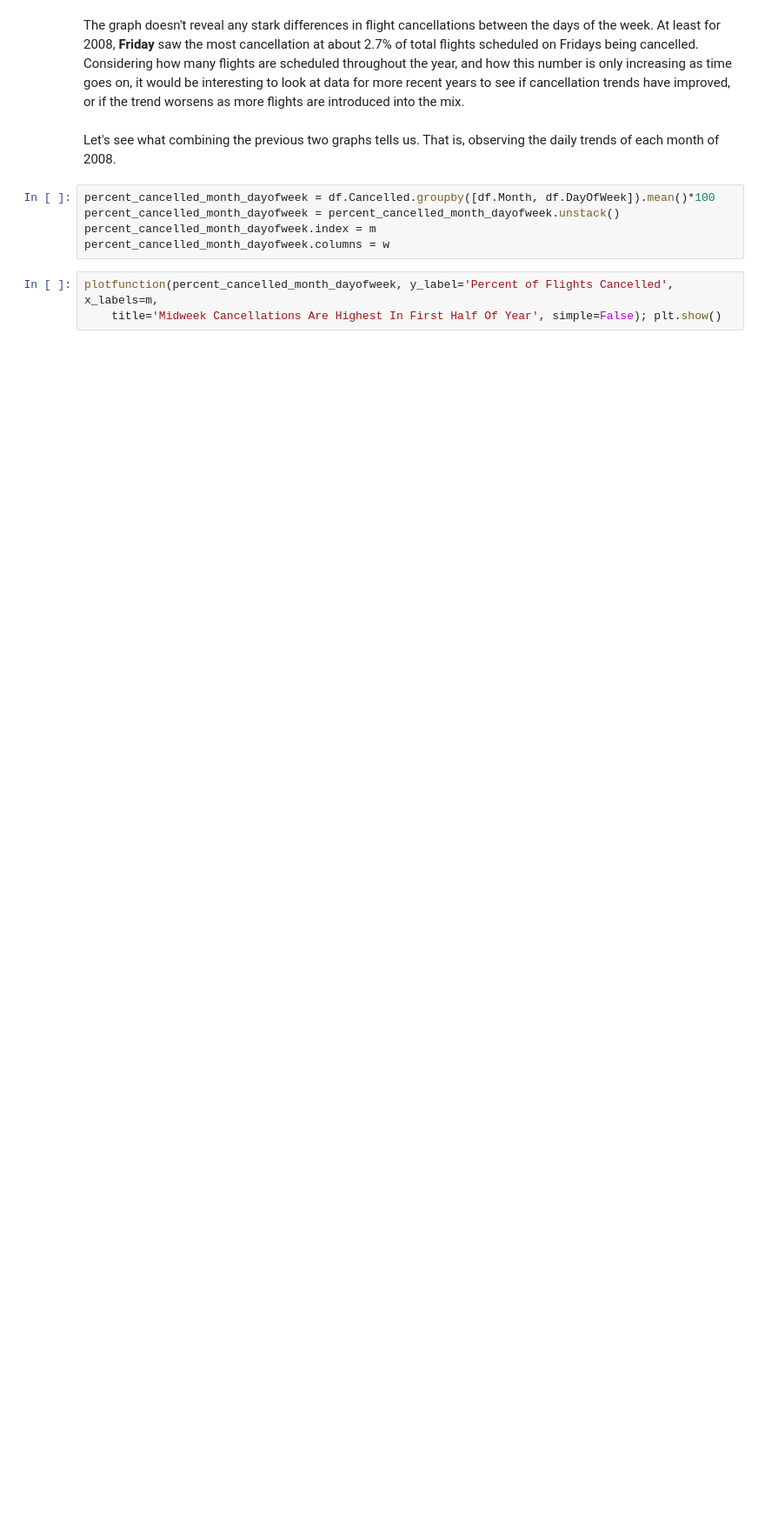
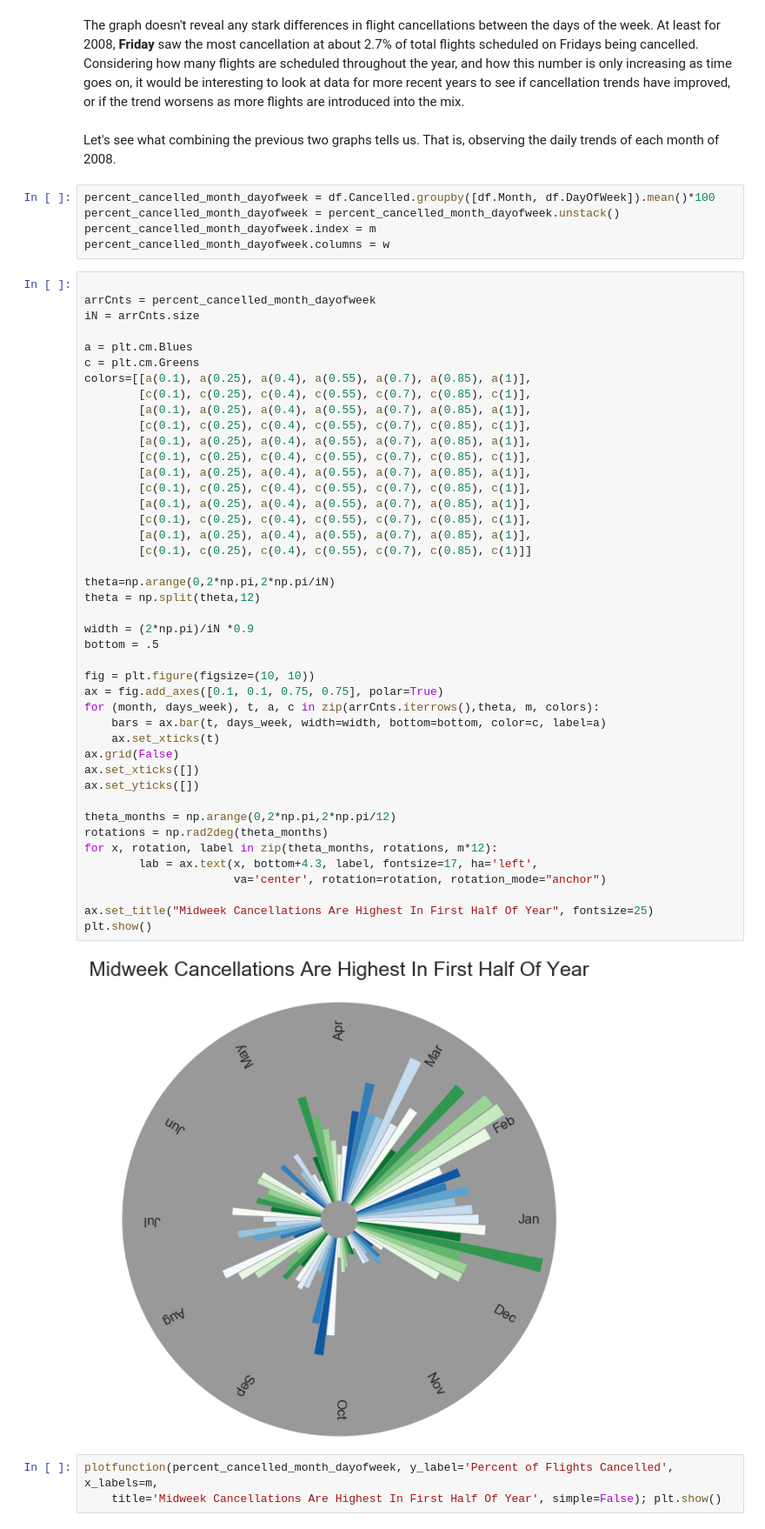
Before and after one commit to matthewswogger/group_project, a Jupyter notebook: HW #2 Intro to Viz.ipynb, the cells around one changed output. Shown at 87% size. Cells and saved outputs as stored; diff of their text form; blank space fills up the shorter version.

```diff
--- a/HW #2 Intro to Viz.ipynb
+++ b/HW #2 Intro to Viz.ipynb
@@ -84,6 +105,51 @@ percent_cancelled_month_dayofweek = df.Cancelled.groupby([df.Month, df.DayOfWeek
 percent_cancelled_month_dayofweek = percent_cancelled_month_dayofweek.unstack()
 percent_cancelled_month_dayofweek.index = m
 percent_cancelled_month_dayofweek.columns = w
+# %%
+
+arrCnts = percent_cancelled_month_dayofweek
+iN = arrCnts.size
+
+a = plt.cm.Blues
+c = plt.cm.Greens
+colors=[[a(0.1), a(0.25), a(0.4), a(0.55), a(0.7), a(0.85), a(1)],
+        [c(0.1), c(0.25), c(0.4), c(0.55), c(0.7), c(0.85), c(1)],
+        [a(0.1), a(0.25), a(0.4), a(0.55), a(0.7), a(0.85), a(1)],
+        [c(0.1), c(0.25), c(0.4), c(0.55), c(0.7), c(0.85), c(1)],
+        [a(0.1), a(0.25), a(0.4), a(0.55), a(0.7), a(0.85), a(1)],
+        [c(0.1), c(0.25), c(0.4), c(0.55), c(0.7), c(0.85), c(1)],
+        [a(0.1), a(0.25), a(0.4), a(0.55), a(0.7), a(0.85), a(1)],
+        [c(0.1), c(0.25), c(0.4), c(0.55), c(0.7), c(0.85), c(1)],
+        [a(0.1), a(0.25), a(0.4), a(0.55), a(0.7), a(0.85), a(1)],
+        [c(0.1), c(0.25), c(0.4), c(0.55), c(0.7), c(0.85), c(1)],
+        [a(0.1), a(0.25), a(0.4), a(0.55), a(0.7), a(0.85), a(1)],
+        [c(0.1), c(0.25), c(0.4), c(0.55), c(0.7), c(0.85), c(1)]]
+
+theta=np.arange(0,2*np.pi,2*np.pi/iN)
+theta = np.split(theta,12)
+
+width = (2*np.pi)/iN *0.9
+bottom = .5
+
+fig = plt.figure(figsize=(10, 10))
+ax = fig.add_axes([0.1, 0.1, 0.75, 0.75], polar=True)
+for (month, days_week), t, a, c in zip(arrCnts.iterrows(),theta, m, colors):
+    bars = ax.bar(t, days_week, width=width, bottom=bottom, color=c, label=a)
+    ax.set_xticks(t)
+ax.grid(False)
+ax.set_xticks([])
+ax.set_yticks([])
+
+theta_months = np.arange(0,2*np.pi,2*np.pi/12)
+rotations = np.rad2deg(theta_months)
+for x, rotation, label in zip(theta_months, rotations, m*12):
+        lab = ax.text(x, bottom+4.3, label, fontsize=17, ha='left',
+                      va='center', rotation=rotation, rotation_mode="anchor")
+
+ax.set_title("Midweek Cancellations Are Highest In First Half Of Year", fontsize=25)
+plt.show()
+# %% [output]
+[figure, added]
 # %%
 plotfunction(percent_cancelled_month_dayofweek, y_label='Percent of Flights Cancelled', x_labels=m,
     title='Midweek Cancellations Are Highest In First Half Of Year', simple=False); plt.show()
```
Also changed, not shown: parts of 41 cells of this notebook.
